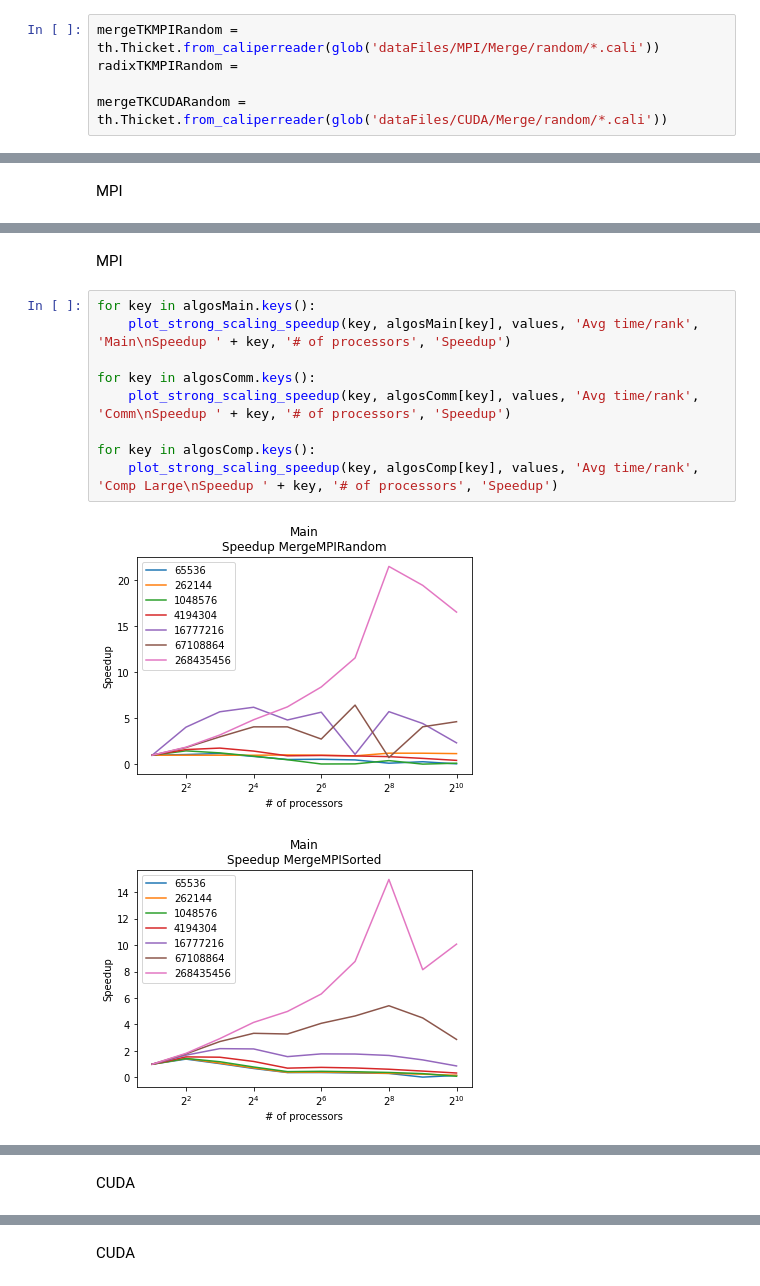
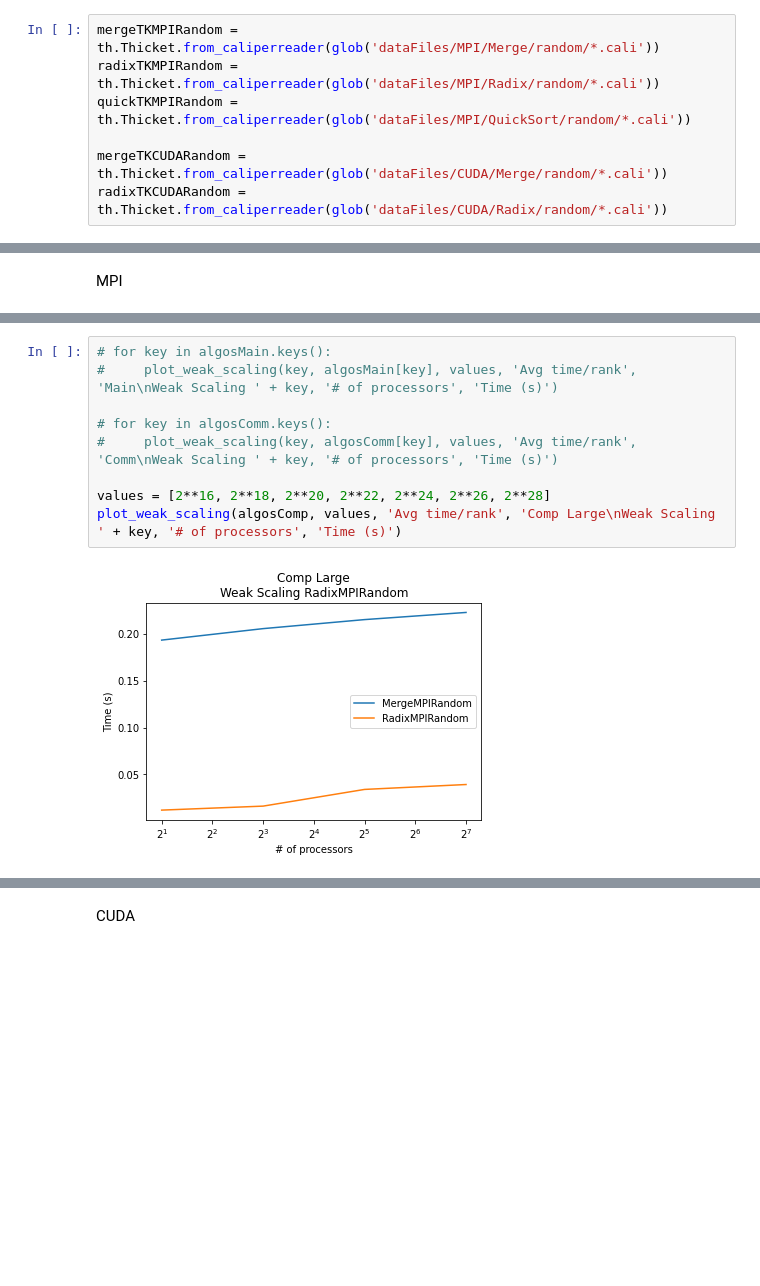
Before and after one commit to Sofia-Ortega/ParallelComputingProject, a Jupyter notebook: PerformanceEval/WeakScalingComp.ipynb, the cells around one changed output, grey strips where cells are left out. Cells and saved outputs as stored; diff of their text form; blank space fills up the shorter version.

Commit message:
Weak scaling plots

```diff
--- a/PerformanceEval/WeakScalingComp.ipynb
+++ b/PerformanceEval/WeakScalingComp.ipynb
@@ -15,6 +15,8 @@ pd.set_option("display.max_columns", None)
 Read in all the files
 # %%
 mergeTKMPIRandom = th.Thicket.from_caliperreader(glob('dataFiles/MPI/Merge/random/*.cali'))
-radixTKMPIRandom =
+radixTKMPIRandom = th.Thicket.from_caliperreader(glob('dataFiles/MPI/Radix/random/*.cali'))
+quickTKMPIRandom = th.Thicket.from_caliperreader(glob('dataFiles/MPI/QuickSort/random/*.cali'))
 
 mergeTKCUDARandom = th.Thicket.from_caliperreader(glob('dataFiles/CUDA/Merge/random/*.cali'))
+radixTKCUDARandom = th.Thicket.from_caliperreader(glob('dataFiles/CUDA/Radix/random/*.cali'))
@@ -248,14 +185,11 @@ def plot_strong_scaling_speedup(algoname, algo, values, time_type, title, xlabel
-# %% [markdown]
-MPI
 # %%
-for key in algosMain.keys():
-    plot_strong_scaling_speedup(key, algosMain[key], values, 'Avg time/rank', 'Main\nSpeedup ' + key, '# of processors', 'Speedup')
+# for key in algosMain.keys():
+#     plot_weak_scaling(key, algosMain[key], values, 'Avg time/rank', 'Main\nWeak Scaling ' + key, '# of processors', 'Time (s)')
 
-for key in algosComm.keys():
-    plot_strong_scaling_speedup(key, algosComm[key], values, 'Avg time/rank', 'Comm\nSpeedup ' + key, '# of processors', 'Speedup')
+# for key in algosComm.keys():
+#     plot_weak_scaling(key, algosComm[key], values, 'Avg time/rank', 'Comm\nWeak Scaling ' + key, '# of processors', 'Time (s)')
 
-for key in algosComp.keys():
-    plot_strong_scaling_speedup(key, algosComp[key], values, 'Avg time/rank', 'Comp Large\nSpeedup ' + key, '# of processors', 'Speedup')
+values = [2**16, 2**18, 2**20, 2**22, 2**24, 2**26, 2**28]
+plot_weak_scaling(algosComp, values, 'Avg time/rank', 'Comp Large\nWeak Scaling ' + key, '# of processors', 'Time (s)')
 # %% [output]
-[figure, old version]
+[figure, new version]
-[figure, removed]
@@ -272,2 +195,0 @@ for key in algosComp.keys():
-# %% [markdown]
-CUDA
```
Also changed, not shown: parts of 17 cells of this notebook.
